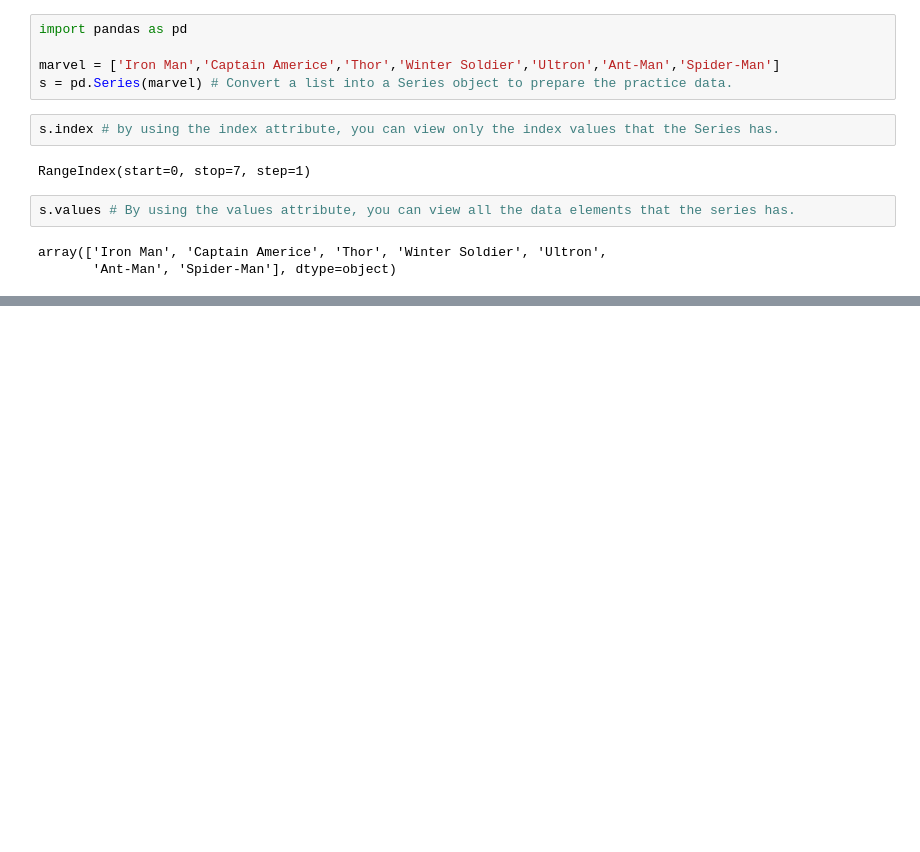
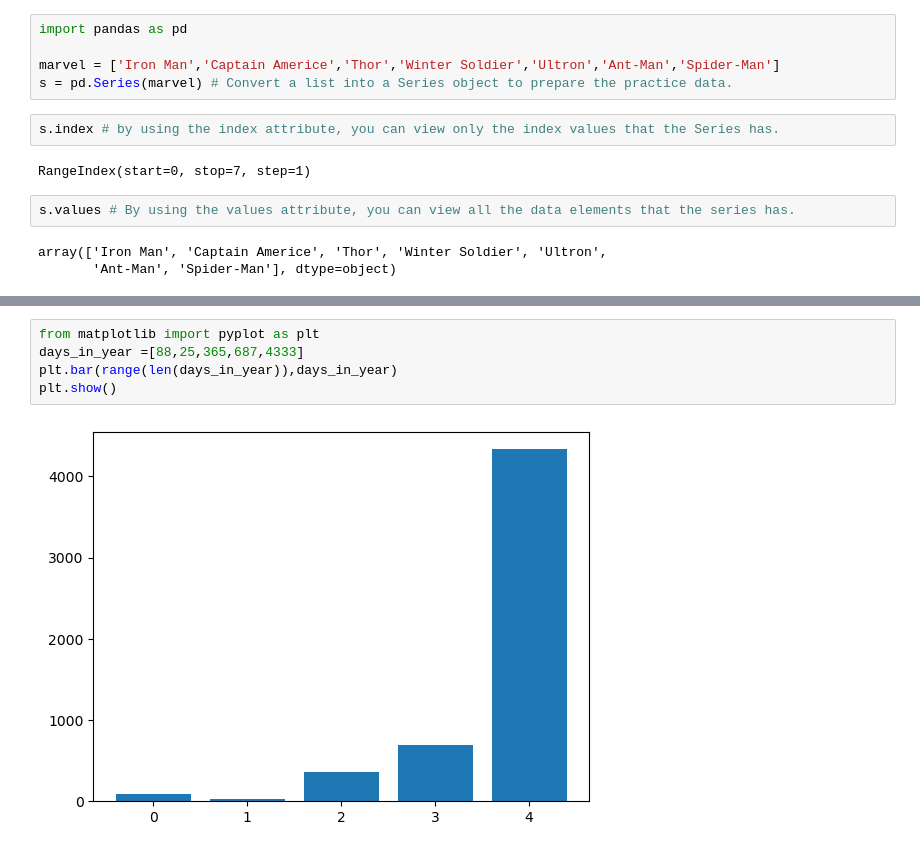
Before and after one commit to PHEM-Dararaksmey/Above-and-beyond, a Jupyter notebook: Python/23. Basics of Pandas Series for the Data Process.ipynb, the cells around one changed output, grey strips where cells are left out. Saved outputs shown, nothing was run; the diff lists cells and outputs as text; blank space fills up the shorter version.

```diff
--- a/Python/23. Basics of Pandas Series for the Data Process.ipynb
+++ b/Python/23. Basics of Pandas Series for the Data Process.ipynb
@@ -342,0 +495,7 @@ array(['Iron Man', 'Captain Americe', 'Thor', 'Winter Soldier', 'Ultron',
+# %%
+from matplotlib import pyplot as plt
+days_in_year =[88,25,365,687,4333]
+plt.bar(range(len(days_in_year)),days_in_year)
+plt.show()
+# %% [output]
+[figure, added]
```
Also changed, not shown: parts of 18 cells of this notebook, 1 other file.
